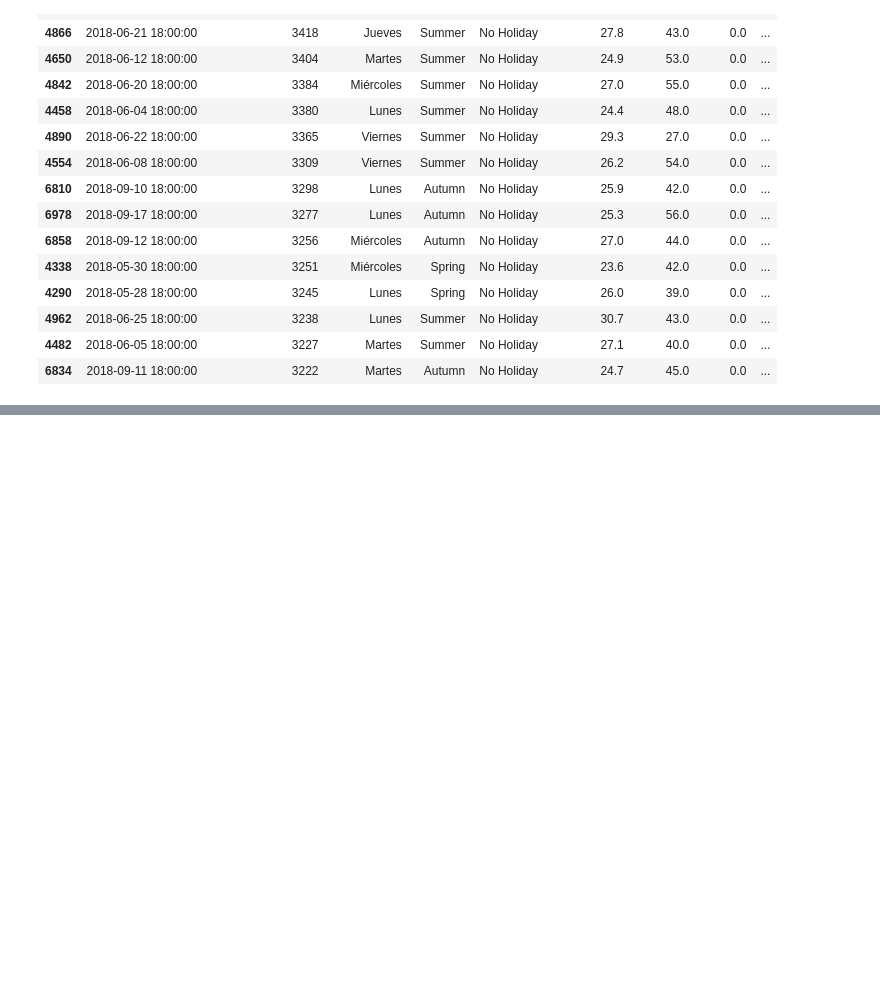
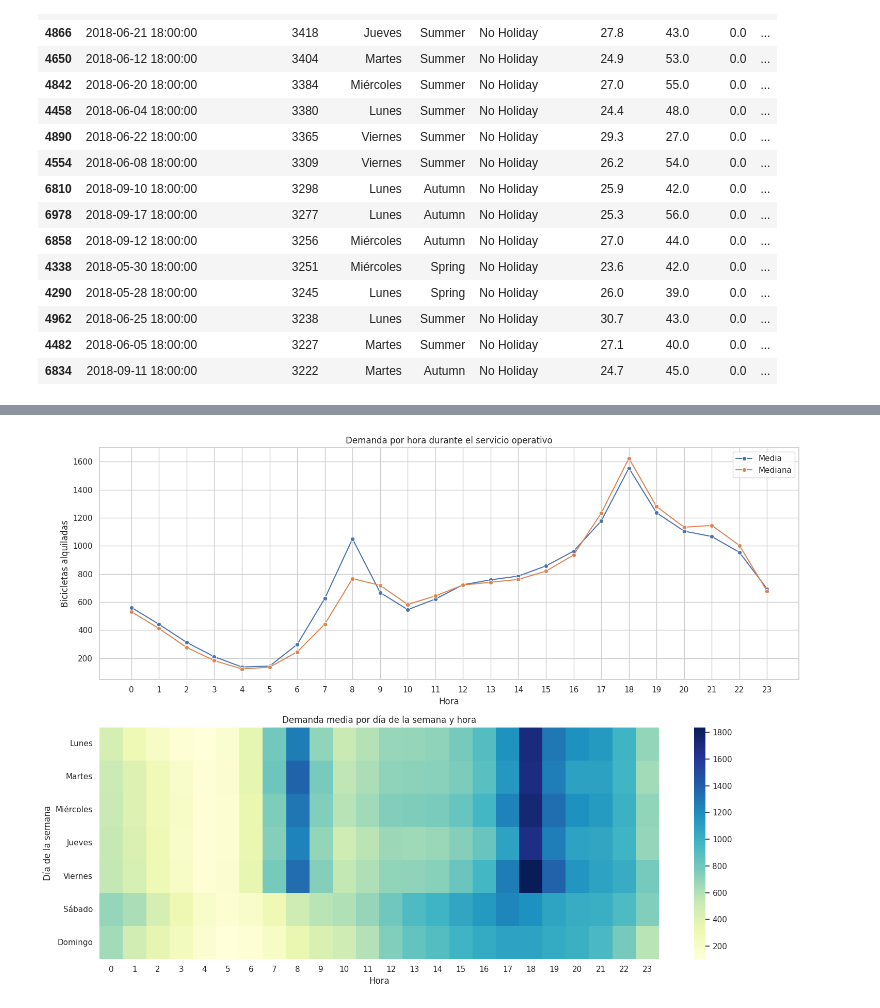
Before and after one commit to francorte/seoul-bike-sharing-analysis, a Jupyter notebook: seoul_bike_sharing_eda.ipynb, the cells around one changed output, grey strips where cells are left out. Saved outputs shown, nothing was run; the diff lists cells and outputs as text; code cells hidden in the pictures; blank space fills up the shorter version.

```diff
--- a/seoul_bike_sharing_eda.ipynb
+++ b/seoul_bike_sharing_eda.ipynb
@@ -606,0 +619,88 @@ Quince demandas horarias más elevadas:
+# %%
+# Orden lógico de los días
+day_order = [
+    "Lunes",
+    "Martes",
+    "Miércoles",
+    "Jueves",
+    "Viernes",
+    "Sábado",
+    "Domingo"
+]
+
+df_operational["Day of week"] = pd.Categorical(
+    df_operational["Day of week"],
+    categories=day_order,
+    ordered=True
+)
+
+df_operational["Day type"] = np.where(
+    df_operational["Datetime"].dt.dayofweek < 5,
+    "Laborable",
+    "Fin de semana"
+)
+
+# Perfil horario
+hourly_profile = (
+    df_operational
+    .groupby("Hour", observed=True)["Rented Bike Count"]
+    .agg(["mean", "median", "std", "count"])
+    .round(1)
+)
+
+display(hourly_profile)
+
+print("Horas con mayor demanda media:")
+display(
+    hourly_profile
+    .sort_values("mean", ascending=False)
+    .head(5)
+)
+
+# Matriz día-hora
+day_hour_demand = df_operational.pivot_table(
+    index="Day of week",
+    columns="Hour",
+    values="Rented Bike Count",
+    aggfunc="mean",
+    observed=False
+)
+
+fig, axes = plt.subplots(2, 1, figsize=(15, 11))
+
+sns.lineplot(
+    data=hourly_profile,
+    x=hourly_profile.index,
+    y="mean",
+    marker="o",
+    label="Media",
+    ax=axes[0]
+)
+
+sns.lineplot(
+    data=hourly_profile,
+    x=hourly_profile.index,
+    y="median",
+    marker="o",
+    label="Mediana",
+    ax=axes[0]
+)
+
+axes[0].set_title("Demanda por hora durante el servicio operativo")
+axes[0].set_xlabel("Hora")
+axes[0].set_ylabel("Bicicletas alquiladas")
+axes[0].set_xticks(range(24))
+
+sns.heatmap(
+    day_hour_demand,
+    cmap="YlGnBu",
+    ax=axes[1]
+)
+
+axes[1].set_title("Demanda media por día de la semana y hora")
+axes[1].set_xlabel("Hora")
+axes[1].set_ylabel("Día de la semana")
+
+plt.tight_layout()
+plt.show()
+# %% [output]
@@ -606,0 +733 @@ Quince demandas horarias más elevadas:
+[figure, added]
```
Also changed, not shown: parts of 5 cells of this notebook.
